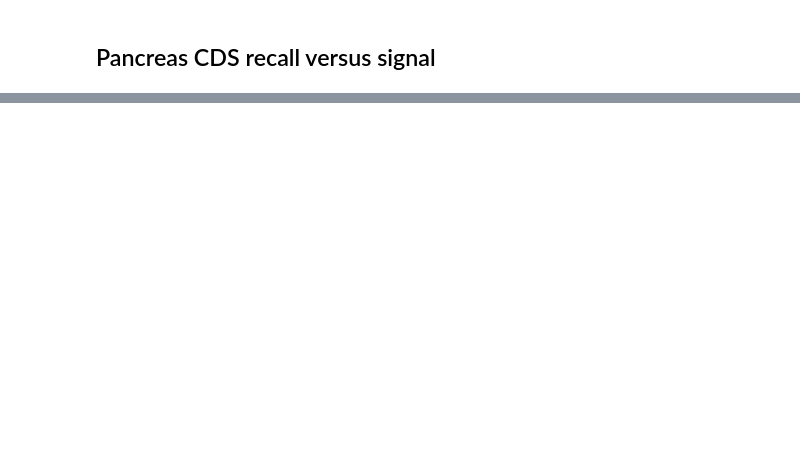
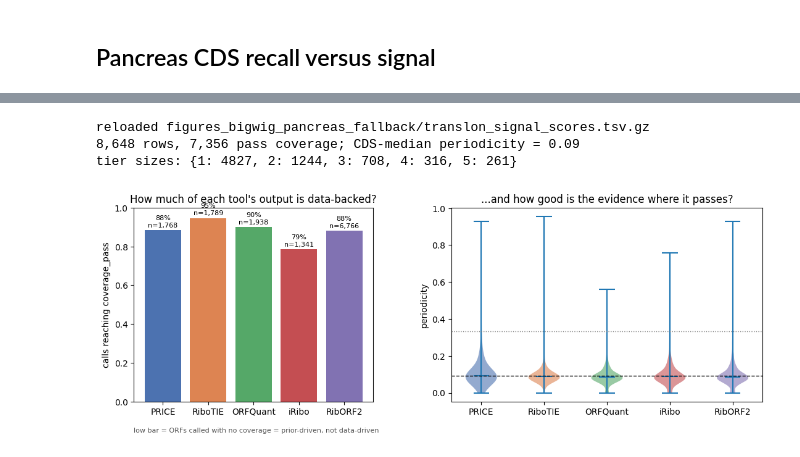
Before and after one commit to Ensembl/ensembl-genes-nf, a Jupyter notebook: pipelines/translon-consensus/scripts/transcode_bigwig_signals_pancreas_fallback.ipynb, the cells around one changed output, grey strips where cells are left out. Cells and saved outputs as stored; diff of their text form; code cells hidden in the pictures; blank space fills up the shorter version.

```diff
--- a/pipelines/translon-consensus/scripts/transcode_bigwig_signals_pancreas_fallback.ipynb
+++ b/pipelines/translon-consensus/scripts/transcode_bigwig_signals_pancreas_fallback.ipynb
@@ -336,0 +604,65 @@ else:
+# %%
+POOLED = {'Ribo_Pancreas_pooled'}
+EV     = 'periodicity'      # the evidence metric; null sits at ~1/3
+NULL   = 1 / 3
+
+# score the pancreas tracks, or reload if we've already done it.
+# flip to None for the real run — 2000 is just the fast first pass.
+cfg = ScoreConfig(max_features_per_sample=2000)
+scores_path = OUT_DIR / 'translon_signal_scores.tsv.gz'
+if scores_path.exists():
+    su = pd.read_csv(scores_path, sep='\t')
+    print(f'reloaded {scores_path}')
+else:
+    su, _summary = score_database(DB, BIGWIG_ROOT, OUT_DIR, cfg)
+    print(f'scored {len(su):,} (feature, sample) rows')
+
+# tier = how many tools named this ORF in THIS sample — already on the row
+su['tools']   = su['source_tools'].str.split('|')
+su['n_tools'] = su['tools'].str.len()
+su['is_cds']  = su['classes'].fillna('').apply(lambda s: 'cds' in s.split('|'))
+
+assert not su.duplicated(['feature_key', 'sample_id']).any(), 'frame is not unique per (feature, sample)'
+
+# ratio metrics only mean something where there's signal to read
+cp = su[su['coverage_pass']]
+
+# "real translation" = where annotated CDS sits. not a hand-picked cutoff.
+EV_HI = cp.loc[cp['is_cds'], EV].median()
+print(f'{len(su):,} rows, {len(cp):,} pass coverage; CDS-median {EV} = {EV_HI:.2f}')
+print('tier sizes:', cp['n_tools'].value_counts().sort_index().to_dict())
+if (su.groupby('sample_id').size() >= 2000).any():
+    print('⚠ some samples are at the 2000 cap — re-run with max_features_per_sample=None before trusting this')
+# %% [output]
+reloaded figures_bigwig_pancreas_fallback/translon_signal_scores.tsv.gz
+8,648 rows, 7,356 pass coverage; CDS-median periodicity = 0.09
+tier sizes: {1: 4827, 2: 1244, 3: 708, 4: 316, 5: 261}
+# %%
+# the one plot we deliberately expand by tool
+bt = su.explode('tools').rename(columns={'tools': 'tool'})
+bt = bt[bt.tool.isin(TOOL_ORDER)]
+
+frac = bt.groupby('tool')['coverage_pass'].mean().reindex(TOOL_ORDER).dropna()
+n    = bt.groupby('tool').size()[frac.index]
+
+fig, (ax1, ax2) = plt.subplots(1, 2, figsize=(11, 4.2), gridspec_kw={'width_ratios': [1, 1.3]})
+
+ax1.bar(frac.index, frac.values, color=[TOOL_COLORS[t] for t in frac.index])
+for i, t in enumerate(frac.index):
+    ax1.text(i, frac[t] + .01, f'{frac[t]:.0%}\nn={n[t]:,}', ha='center', va='bottom', fontsize=8)
+ax1.set_ylim(0, 1); ax1.set_ylabel('calls reaching coverage_pass')
+ax1.set_title("How much of each tool's output is data-backed?")
+ax1.text(0, -.16, 'low bar = ORFs called with no coverage = prior-driven, not data-driven',
+         transform=ax1.transAxes, fontsize=8, color='#555')
+
+passed = bt[bt.coverage_pass]
+here   = [t for t in TOOL_ORDER if t in set(passed.tool)]
+parts  = ax2.violinplot([passed.loc[passed.tool == t, EV].dropna() for t in here], showmedians=True)
+for body, t in zip(parts['bodies'], here):
+    body.set_facecolor(TOOL_COLORS[t]); body.set_alpha(.6)
+ax2.axhline(EV_HI, ls='--', c='k', lw=1); ax2.axhline(NULL, ls=':', c='grey', lw=1)
+ax2.set_xticks(range(1, len(here) + 1)); ax2.set_xticklabels(here); ax2.set_ylabel(EV)
+ax2.set_title('...and how good is the evidence where it passes?')
+fig.tight_layout(); fig.savefig(OUT_DIR / '17_coverage_and_evidence_by_tool.png', dpi=150, bbox_inches='tight')
+# %% [output]
+[figure, added]
```
Also changed, not shown: parts of 17 cells of this notebook, 44 other files.
